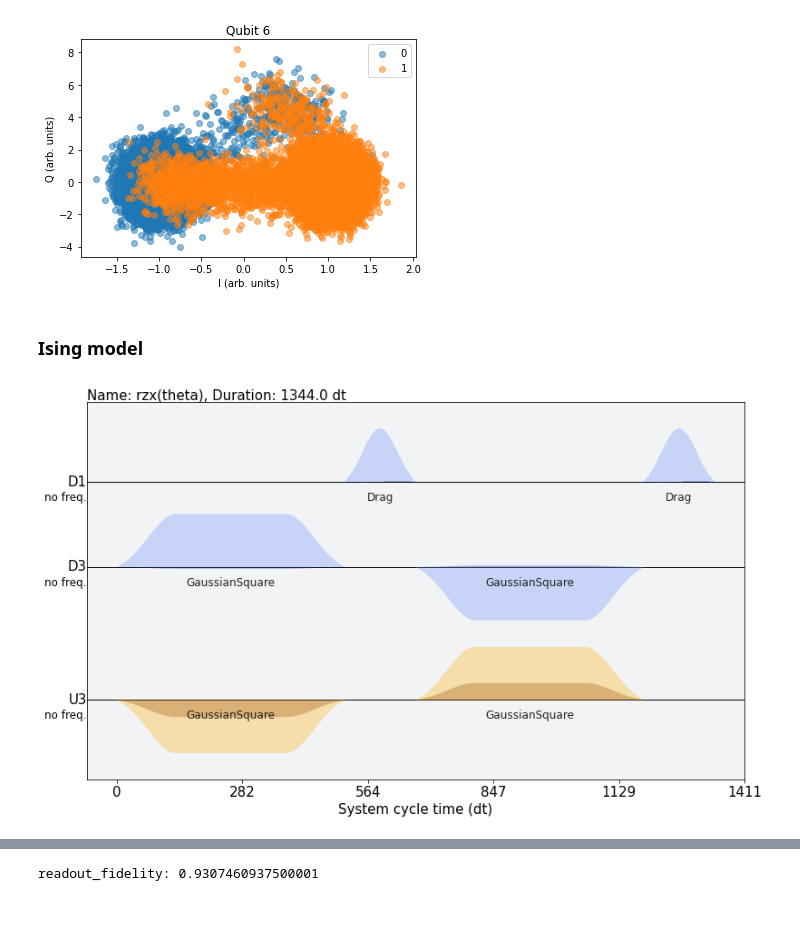
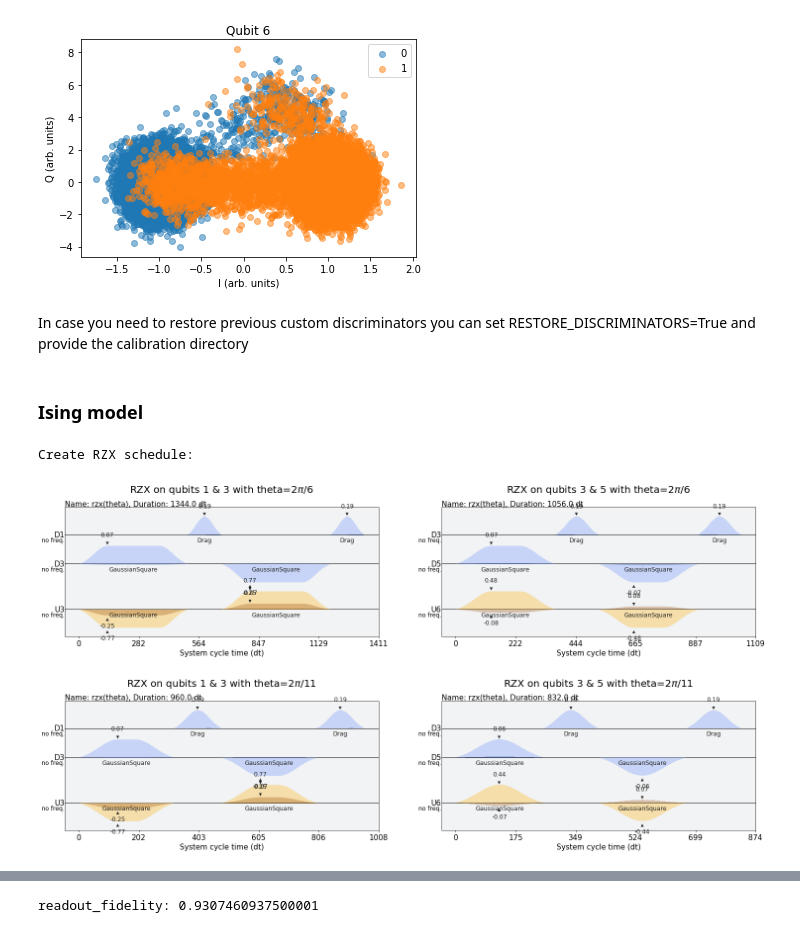
Before and after one commit to DanielKalicki/ibm_open_science_2021, a Jupyter notebook: FinalSubmission_3QubitIsingSimulation.ipynb, the cells around one changed output, grey strips where cells are left out. Saved outputs shown, nothing was run; the diff lists cells and outputs as text; code cells hidden in the pictures.

```diff
--- a/FinalSubmission_3QubitIsingSimulation.ipynb
+++ b/FinalSubmission_3QubitIsingSimulation.ipynb
@@ -294,5 +405,5 @@ Schedule((0, Play(Drag(duration=160, amp=(0.0937440783296808+0.00136453427403623
 # %%
-RESTORE_CALIBRATION = True
+RESTORE_CALIBRATION = False
 calibration_dir = "./gates_calibration/20220320-002545"
 if RESTORE_CALIBRATION:
     library = FixedFrequencyTransmon(default_values={"duration": duration})
@@ -644,2 +698,4 @@ del schedules_discriminator
+# %% [markdown]
+In case you need to restore previous custom discriminators you can set RESTORE_DISCRIMINATORS=True and provide the calibration directory
 # %%
 import pickle
@@ -649,48 +705,67 @@ if RESTORE_DISCRIMINATORS:
 # %% [markdown]
 ### Ising model
 # %%
+# Qiskit provides a Builder object which can be used to create custom RZX gates.
 RzxCal = RZXCalibrationBuilder(backend=backend, instruction_schedule_map=inst_map_cal)
 RzxCalNoEcho = RZXCalibrationBuilderNoEcho(backend=backend, instruction_schedule_map=inst_map_cal)
 
+# IBM systems accept duration in multiples of 16, so we create a helper function.
 def get_closest_multiple_of_16(num):
     return int(num + 8 ) - (int(num + 8 ) % 16)
 
+# This function returns the RZX schedule based on the input angle (theta), additional parameters can be provided for custom calibration.
 def rzx_cal(qubits, theta, amp_mul=1.0, amp=None, amp_t=None, duration=None, sigma=None, x_cal=False, waveform=None):
+    # Create the RZX angle and
     theta_ = Instruction('theta', 7, 7, params=[theta])
+    # generate the rzx schedule.
     def_rzx_cal = RzxCal.get_calibration(theta_, qubits)
-    # show_figure(def_rzx_cal.draw(style=IQXDebugging()))
 
+    # We will extract the default algorithms from the rzx schedule
     amp_dr_, amp_ctr_, sigma_, width_, duration_, ctr_ch_, dr_ch_ = None, None, None, None, None, None, None
     x_amp_, x_beta_, x_sigma_, x_duration_, x_dr_ch_ = None, None, None, None, None
+
     for instr_ in def_rzx_cal.instructions:
+        if isinstance(instr_[1], pulse.instructions.play.Play):
 
-        if isinstance(instr_[1], pulse.instructions.play.Play):
+            # Go through all RZX instructions and look for the GaussianSquare pulse.
             if isinstance(instr_[1].operands[0], pulse.GaussianSquare):
+
+                # If the pulse is acting on ControlChannel,
                 if isinstance(instr_[1].channel, pulse.channels.ControlChannel):
                     # CR control
                     if amp_ctr_ is None:
-                        # print(instr_[1].operands[0])
+
+                        # For the Control Channel,
+                        # if the control channel parameters are not yet set,
+                        # copy the pulse amplitude and the channel
                         amp_ctr_ = instr_[1].operands[0].amp
                         ctr_ch_ = instr_[1].channel.index
                 else:
                     #CR drive
                     if amp_dr_ is None:
-                        # print(instr_[1].operands[0])
+
+                        # For the Drive Channel,
+                        # if the drive channel parameters are not yet set,
+                        # copy all the pulse parameters to local objects.
                         amp_dr_ = instr_[1].operands[0].amp
                         sigma_ = instr_[1].operands[0].sigma
                         duration_ = instr_[1].operands[0].duration
                         width_ = instr_[1].operands[0].width
                         dr_ch_ = instr_[1].channel.index
+
+            # If the pulse is Drag - this is the X gates,
             if isinstance(instr_[1].operands[0], pulse.Drag):
                 # X pulses
                 if x_amp_ is None:
-                    # print(instr_[1].operands[0])
+
+                    # copy the data x pulse data if the parameters are not not yet set.
                     x_duration_ = instr_[1].operands[0].duration
                     x_amp_ = instr_[1].operands[0].amp
                     x_beta_ = instr_[1].operands[0].beta
                     x_dr_ch_ = instr_[1].channel.index
                     x_sigma_ = instr_[1].operands[0].sigma
 
+    # If the input amplitude is provided, update the local pulse parameters with the input amplitude.
     if amp is not None:
         if amp[0] is not None:
             amp_ctr_ = amp[0]+amp_ctr_.imag*1j
@@ -704,45 +779,62 @@ def rzx_cal(qubits, theta, amp_mul=1.0, amp=None, amp_t=None, duration=None, sig
             amp_dr_ = amp_dr_.real+amp_t[1]
 
     if duration is not None:
+        # If the duration is provided, update the local pulse parameters - for the duration set it to the closest multiple of 16.
         duration = get_closest_multiple_of_16(duration)
+
+        # Calculated pulse width based on the new duration.
         width_ = duration/duration_ * width_
         duration_ = duration
 
+    # If sigma is provided, update the local pulse parameters.
     if sigma is not None:
         sigma_ = sigma
 
+    # If the x gate calibration is provided, copy its parameters to the local object, by default RzxCal.get_calibration() uses the ibmq machine default X gate calibrations.
     if x_cal:
         x_cal = inst_map_cal.get('x', x_dr_ch_)
         x_amp_, x_beta_, x_sigma_, x_duration_ = x_cal.instructions[0][1].operands[0].amp, x_cal.instructions[0][1].operands[0].beta, \
                                                  x_cal.instructions[0][1].operands[0].sigma, x_cal.instructions[0][1].operands[0].duration
 
+    # Update the pulse amplitude based on the amplitude multiplier provided as input.
     amp_ctr_ *= amp_mul
     amp_dr_ *= amp_mul
 
-    # print("duration:", duration_)
-    # print("amp_ctr_:", amp_ctr_)
-    # print("amp_dr_:", amp_dr_)
-
     if waveform is None:
+        # Create a new RZX schedule with the local parameters.
         rzx_cal = Schedule((0, Play(GaussianSquare(duration=duration_, amp=amp_dr_, sigma=sigma_, width=width_), DriveChannel(dr_ch_))),
                        (0, Play(GaussianSquare(duration=duration_, amp=amp_ctr_, sigma=sigma_, width=width_), ControlChannel(ctr_ch_))),
                        (duration_, Play(Drag(duration=x_duration_, amp=x_amp_, sigma=x_sigma_, beta=x_beta_), DriveChannel(x_dr_ch_), name='Xp_d5')),
                        (duration_+x_duration_, Play(GaussianSquare(duration=duration_, amp=-amp_dr_, sigma=sigma_, width=width_), DriveChannel(dr_ch_))),
                        (duration_+x_duration_, Play(GaussianSquare(duration=duration_, amp=-amp_ctr_, sigma=sigma_, width=width_), ControlChannel(ctr_ch_))),
                        (2*duration_+x_duration_, Play(Drag(duration=x_duration_, amp=x_amp_, sigma=x_sigma_, beta=x_beta_), DriveChannel(x_dr_ch_), name='Xp_d5')),
                        name="rzx(theta)")
     else:
+        # custom waveform is supported
         rzx_cal = Schedule((0, Play(Waveform(waveform), ControlChannel(ctr_ch_))),
                        (duration_, Play(Drag(duration=x_duration_, amp=x_amp_, sigma=x_sigma_, beta=x_beta_), DriveChannel(x_dr_ch_), name='Xp_d5')),
                        (duration_+x_duration_, Play(Waveform([-x for x in waveform]), ControlChannel(ctr_ch_))),
                        (2*duration_+x_duration_, Play(Drag(duration=x_duration_, amp=x_amp_, sigma=x_sigma_, beta=x_beta_), DriveChannel(x_dr_ch_), name='Xp_d5')),
                        name="rzx(theta)")
 
+    # Return the rzx schedule.
     return rzx_cal
 
-rzx_cal((1,3), 2*np.pi/6, amp_mul=1.0, duration=None, x_cal=True, waveform=None).draw()
+print("Create RZX schedule:")
+fig, axs = plt.subplots(2, 2, figsize=(25, 12))
+fig.subplots_adjust(hspace=0.5)
+axs[0, 0].set_title("RZX on qubits 1 & 3 with theta=$2\pi / 6$\n", fontsize=20)
+axs[0, 1].set_title("RZX on qubits 3 & 5 with theta=$2\pi / 6$\n", fontsize=20)
+rzx_cal(qubits=(1,3), theta=2*np.pi/6, amp_mul=1.0, x_cal=True).draw(style=IQXDebugging(), axis=axs[0, 0])
+rzx_cal(qubits=(3,5), theta=2*np.pi/6, amp_mul=1.0, x_cal=True).draw(style=IQXDebugging(), axis=axs[0, 1])
+
+axs[1, 0].set_title("\n\nRZX on qubits 1 & 3 with theta=$2\pi / 11$\n", fontsize=20)
+axs[1, 1].set_title("\n\nRZX on qubits 3 & 5 with theta=$2\pi / 11$\n", fontsize=20)
+rzx_cal(qubits=(1,3), theta=2*np.pi/11, amp_mul=1.0, x_cal=True).draw(style=IQXDebugging(), axis=axs[1, 0])
+rzx_cal(qubits=(3,5), theta=2*np.pi/11, amp_mul=1.0, x_cal=True).draw(style=IQXDebugging(), axis=axs[1, 1])
 # %% [output]
+Create RZX schedule:
-[figure, old version]
+[figure, new version]
 # %%
 from qiskit.ignis.verification.tomography import state_tomography_circuits, StateTomographyFitter
 
```
Also changed, not shown: parts of 78 cells of this notebook.
